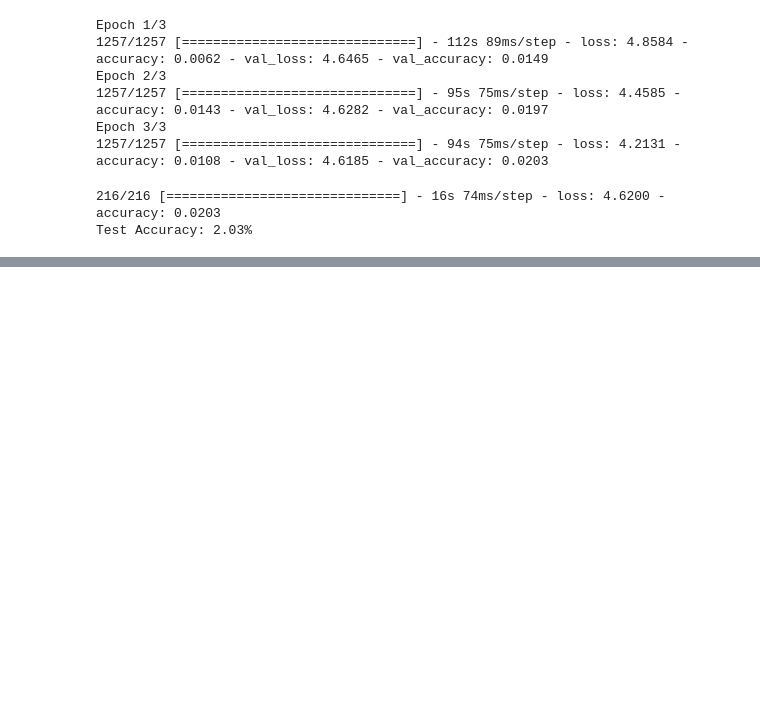
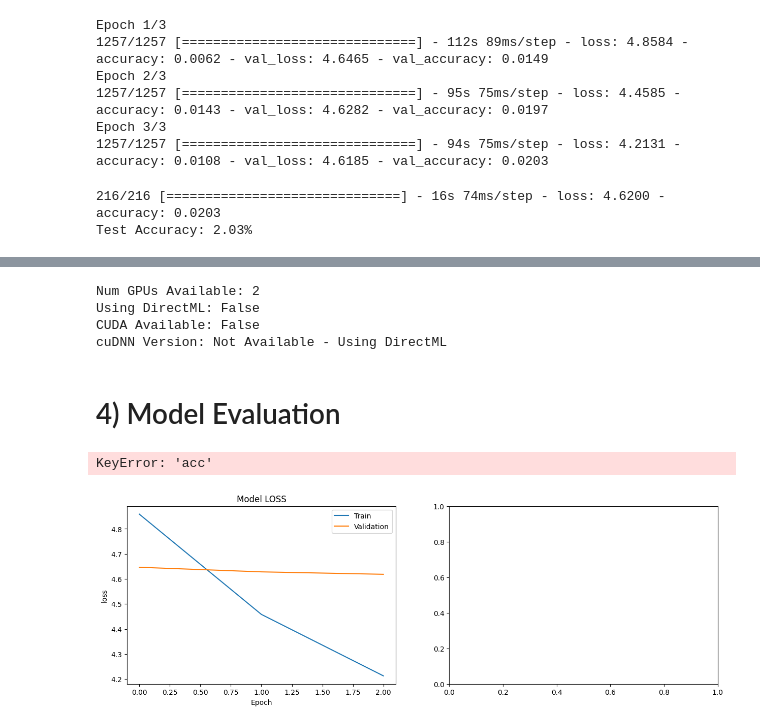
Before and after one commit to giraydorukyurt7/UCF101_VIDEO_CLASSIFIER_3D_CNN, a Jupyter notebook: UCF101_VIDEO_CLASSIFIER_3D_CNN.ipynb, the cells around one changed output, grey strips where cells are left out. Saved outputs shown, nothing was run; the diff lists cells and outputs as text; code cells hidden in the pictures; blank space fills up the shorter version.

```diff
--- a/UCF101_VIDEO_CLASSIFIER_3D_CNN.ipynb
+++ b/UCF101_VIDEO_CLASSIFIER_3D_CNN.ipynb
@@ -237,0 +506,21 @@ Test Accuracy: 2.03%
+# %%
+# Cell 3.4: Training with Callbacks
+early_stop = tf.keras.callbacks.EarlyStopping(
+    monitor='val_loss',
+    patience=5,
+    restore_best_weights=True
+)
+
+reduce_lr = tf.keras.callbacks.ReduceLROnPlateau(
+    monitor='val_loss',
+    factor=0.2,
+    patience=3,
+    min_lr=1e-6
+)
+
+history = model.fit(
+    train_ds,
+    validation_data=val_ds,
+    epochs=EPOCHS,
+    callbacks=[early_stop, reduce_lr]
+)
@@ -237,0 +533,45 @@ Test Accuracy: 2.03%
+# %%
+# Check system configuration for AMD/DirectML users
+print("Num GPUs Available:", len(tf.config.list_physical_devices('GPU')))
+print("Using DirectML:", 'directml' in tf.config.list_physical_devices('GPU')[0].device_type.lower())
+
+try:
+    build_info = tf.sysconfig.get_build_info()
+    print("CUDA Available:", 'cuda' in build_info)
+    print("cuDNN Version:", build_info.get('cudnn_version', 'Not Available - Using DirectML'))
+except AttributeError:
+    print("\nDirectML Configuration:")
+    print("TensorFlow Build Version:", tf.__version__)
+    print("Note: DirectML backend doesn't use CUDA/cuDNN")
+    print("Verify DirectML installation with:")
+    print(" - Check GPU visibility: !dml::tools::dxdiag")
+    print(" - Test basic GPU ops: !python -c \"import tensorflow as tf; print(tf.add([1,2], [3,4]))\"")
+# %% [output]
+Num GPUs Available: 2
+Using DirectML: False
+CUDA Available: False
+cuDNN Version: Not Available - Using DirectML
+# %% [markdown]
+# 4) Model Evaluation
+# %%
+# Cell 4.1: Training Metrics Visualization
+def plot_training_history(history):
+    metrics = ['loss', 'acc', 'precision', 'recall']
+    plt.figure(figsize=(15, 10))
+
+    for i, metric in enumerate(metrics):
+        plt.subplot(2, 2, i+1)
+        plt.plot(history.history[metric], label='Train')
+        plt.plot(history.history[f'val_{metric}'], label='Validation')
+        plt.title(f'Model {metric.upper()}')
+        plt.ylabel(metric)
+        plt.xlabel('Epoch')
+        plt.legend()
+
+    plt.tight_layout()
+    plt.show()
+
+plot_training_history(history)
+# %% [output]
+KeyError: 'acc'
+[figure, added]
```
Also changed, not shown: parts of 17 cells of this notebook.
